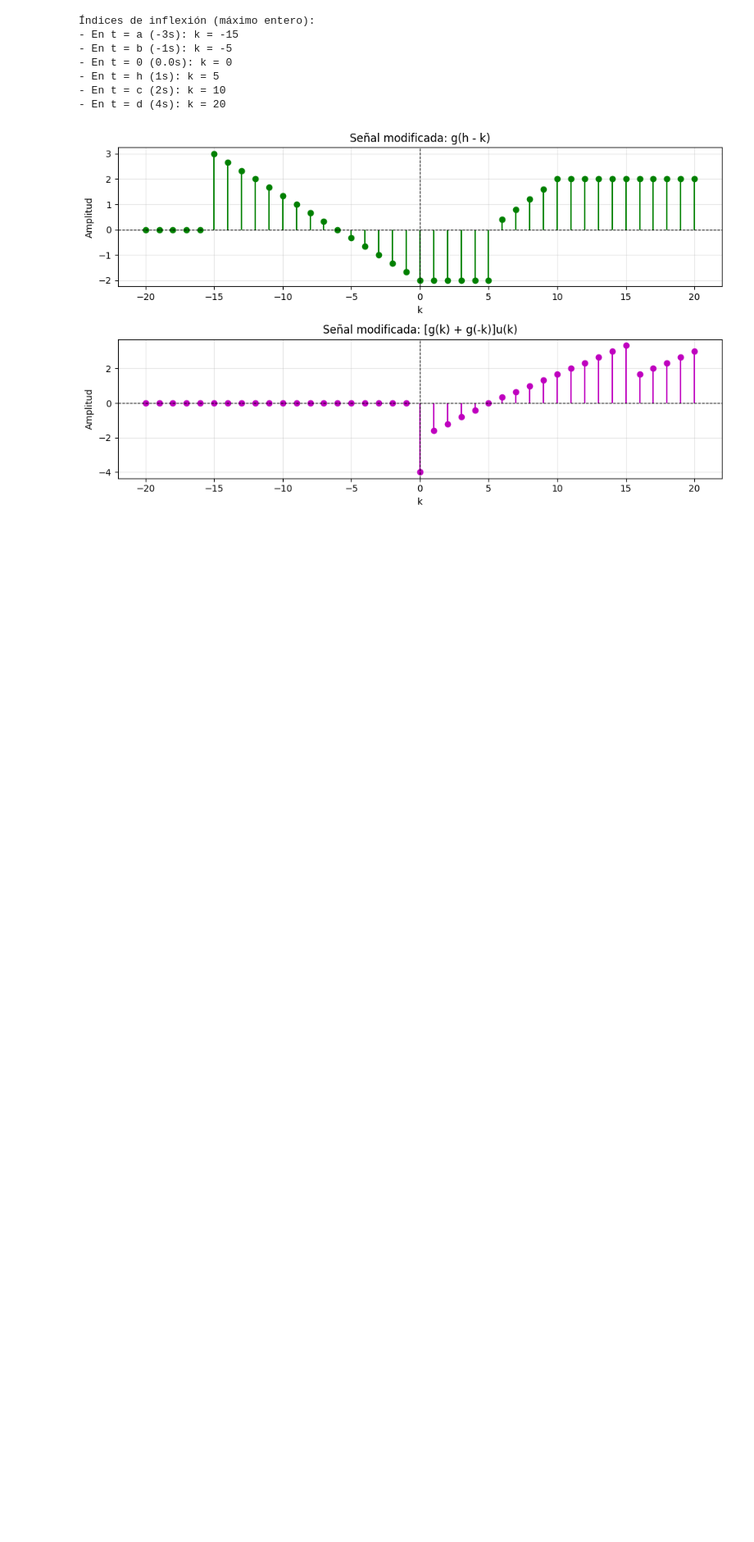
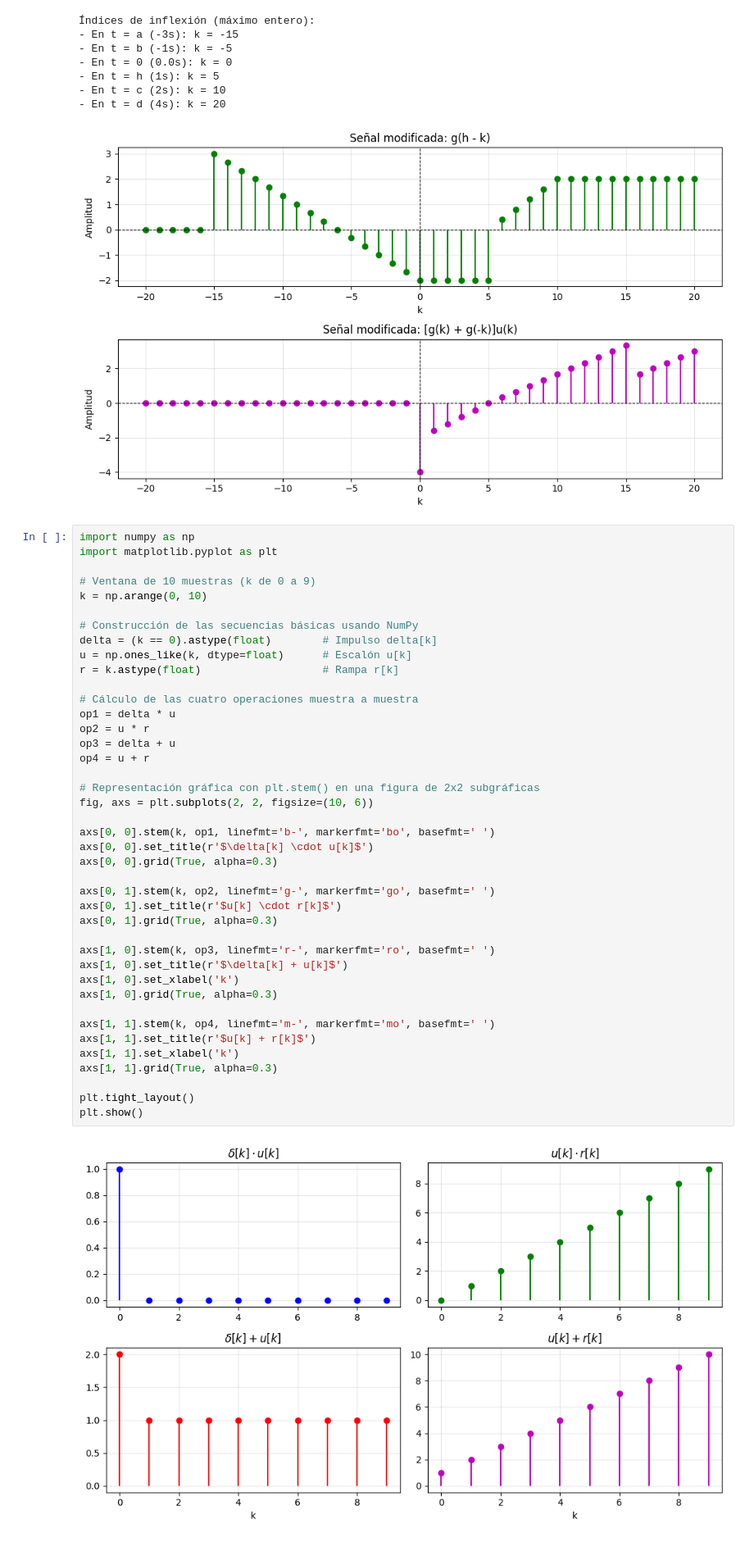
Before and after one commit to JulioOZ-cmyk/Procesamiento-de-senales, a Jupyter notebook: notebooks/Lab1.ipynb, the cells around one changed output. Shown at 82% size. Drawn from its saved outputs; the diff is of its cells as text; blank space fills up the shorter version.

```diff
--- a/notebooks/Lab1.ipynb
+++ b/notebooks/Lab1.ipynb
@@ -113,3 +113,46 @@ plt.show()
 - En t = c (2s): k = 10
 - En t = d (4s): k = 20
 [figure]
+# %%
+import numpy as np
+import matplotlib.pyplot as plt
+
+# Ventana de 10 muestras (k de 0 a 9)
+k = np.arange(0, 10)
+
+# Construcción de las secuencias básicas usando NumPy
+delta = (k == 0).astype(float)        # Impulso delta[k]
+u = np.ones_like(k, dtype=float)      # Escalón u[k]
+r = k.astype(float)                   # Rampa r[k]
+
+# Cálculo de las cuatro operaciones muestra a muestra
+op1 = delta * u
+op2 = u * r
+op3 = delta + u
+op4 = u + r
+
+# Representación gráfica con plt.stem() en una figura de 2x2 subgráficas
+fig, axs = plt.subplots(2, 2, figsize=(10, 6))
+
+axs[0, 0].stem(k, op1, linefmt='b-', markerfmt='bo', basefmt=' ')
+axs[0, 0].set_title(r'$\delta[k] \cdot u[k]$')
+axs[0, 0].grid(True, alpha=0.3)
+
+axs[0, 1].stem(k, op2, linefmt='g-', markerfmt='go', basefmt=' ')
+axs[0, 1].set_title(r'$u[k] \cdot r[k]$')
+axs[0, 1].grid(True, alpha=0.3)
+
+axs[1, 0].stem(k, op3, linefmt='r-', markerfmt='ro', basefmt=' ')
+axs[1, 0].set_title(r'$\delta[k] + u[k]$')
+axs[1, 0].set_xlabel('k')
+axs[1, 0].grid(True, alpha=0.3)
+
+axs[1, 1].stem(k, op4, linefmt='m-', markerfmt='mo', basefmt=' ')
+axs[1, 1].set_title(r'$u[k] + r[k]$')
+axs[1, 1].set_xlabel('k')
+axs[1, 1].grid(True, alpha=0.3)
+
+plt.tight_layout()
+plt.show()
+# %% [output]
+[figure, added]
```
